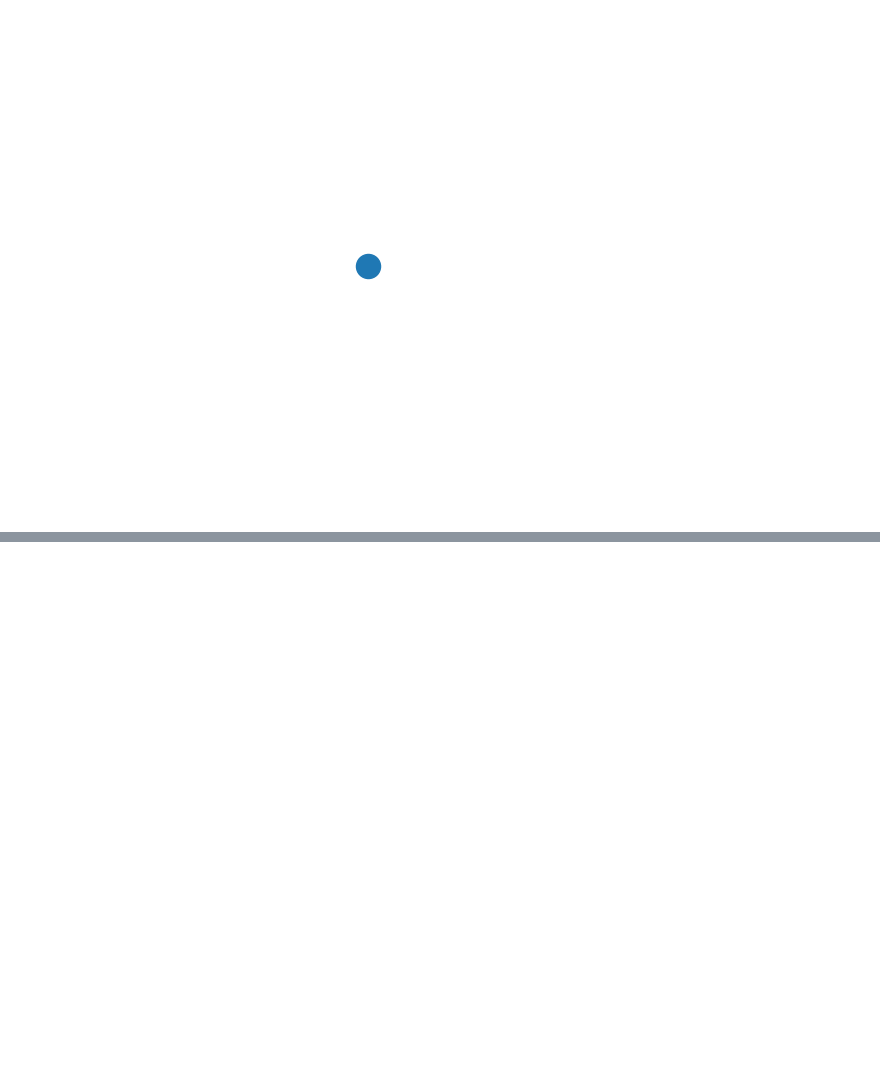
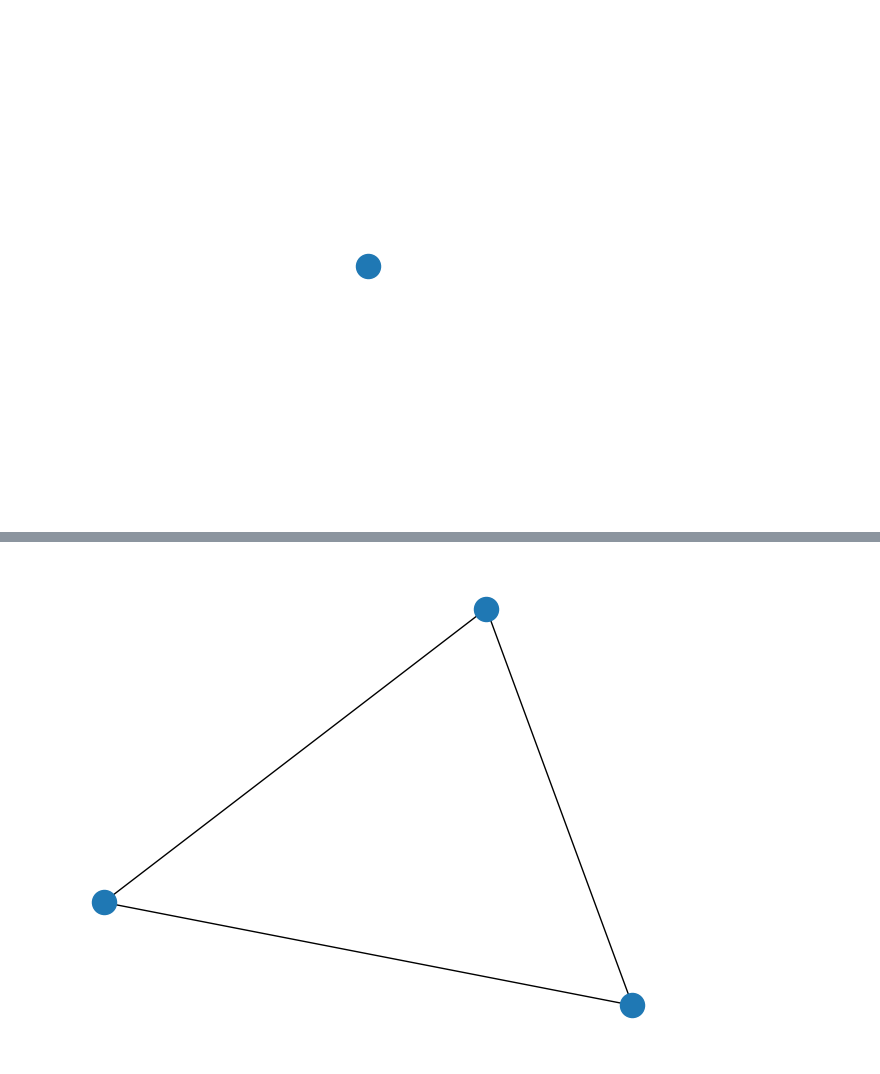
Before and after one commit to Rumit95/GNN-Understanding, a Jupyter notebook: network-x.ipynb, the cells around one changed output, grey strips where cells are left out. Saved outputs shown, nothing was run; the diff lists cells and outputs as text; code cells hidden in the pictures; blank space fills up the shorter version.

```diff
--- a/network-x.ipynb
+++ b/network-x.ipynb
@@ -37,0 +43,5 @@ nx.draw(G)
+# %%
+G.add_edge(3,2)
+nx.draw(G)
+# %% [output]
+[figure, added]
```
Also changed, not shown: parts of 39 cells of this notebook.
